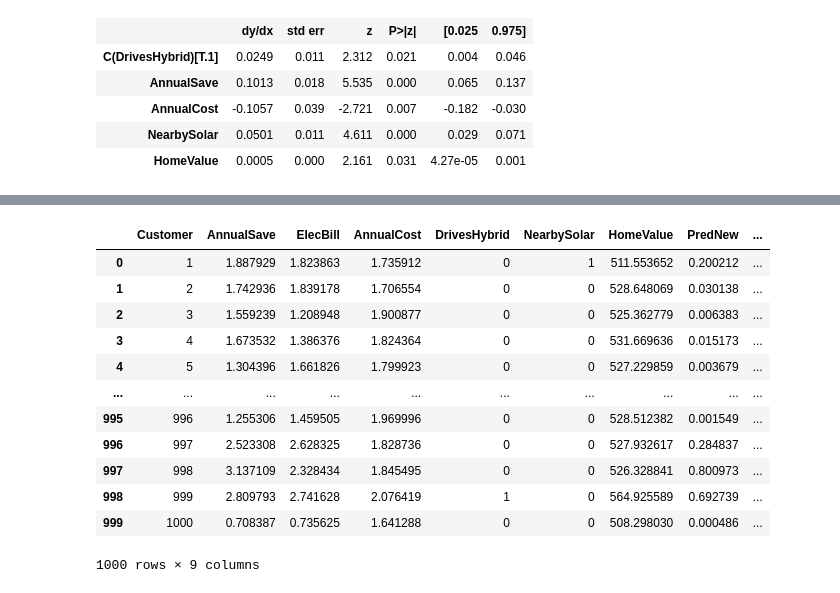
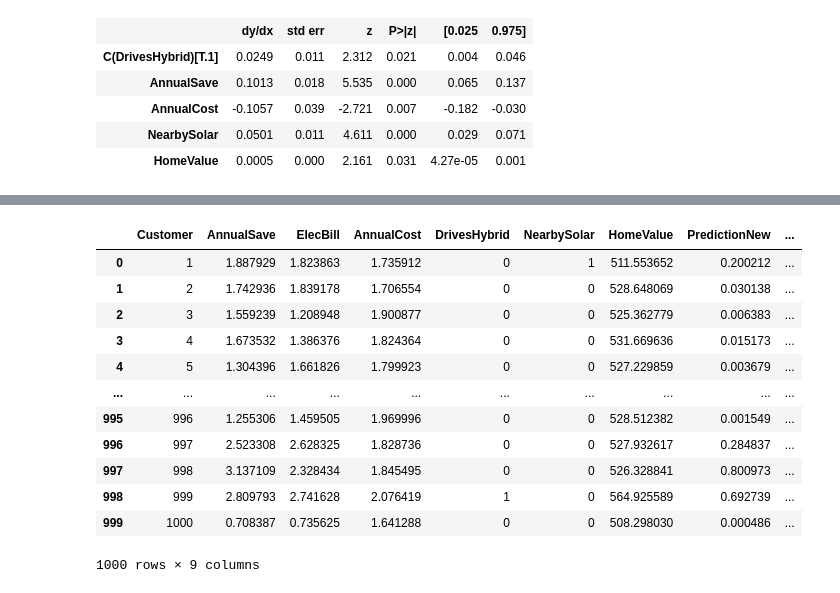
Before and after one commit to dnepple/tprstats-python, a Jupyter notebook: examples/notebooks/binary_choice_models.ipynb, the cells around one changed output, grey strips where cells are left out. Saved outputs shown, nothing was run; the diff lists cells and outputs as text; code cells hidden in the pictures.

```diff
--- a/examples/notebooks/logit.ipynb
+++ b/examples/notebooks/binary_choice_models.ipynb
@@ -87,10 +100,7 @@ Logit Marginal Effects
 # %%
-solar_new = pd.read_excel("../data/Solar_New_Prospects.xlsx")
-solar_new['PredNew'] = solar_logit.predict(solar_new)
-solar_new["ProspectRank"] = solar_new["PredNew"].rank()
-solar_new
+solar_logit.predict_and_rank(solar_new)
 # %% [output]
-|  | Customer | AnnualSave | ElecBill | AnnualCost | DrivesHybrid | NearbySolar | HomeValue | PredNew | ... |
+|  | Customer | AnnualSave | ElecBill | AnnualCost | DrivesHybrid | NearbySolar | HomeValue | PredictionNew | ... |
 | 0 | 1 | 1.887929 | 1.823863 | 1.735912 | 0 | 1 | 511.553652 | 0.200212 | ... |
 | 1 | 2 | 1.742936 | 1.839178 | 1.706554 | 0 | 0 | 528.648069 | 0.030138 | ... |
 | 2 | 3 | 1.559239 | 1.208948 | 1.900877 | 0 | 0 | 525.362779 | 0.006383 | ... |
```
Also changed, not shown: parts of 16 cells of this notebook, 1 other file.
